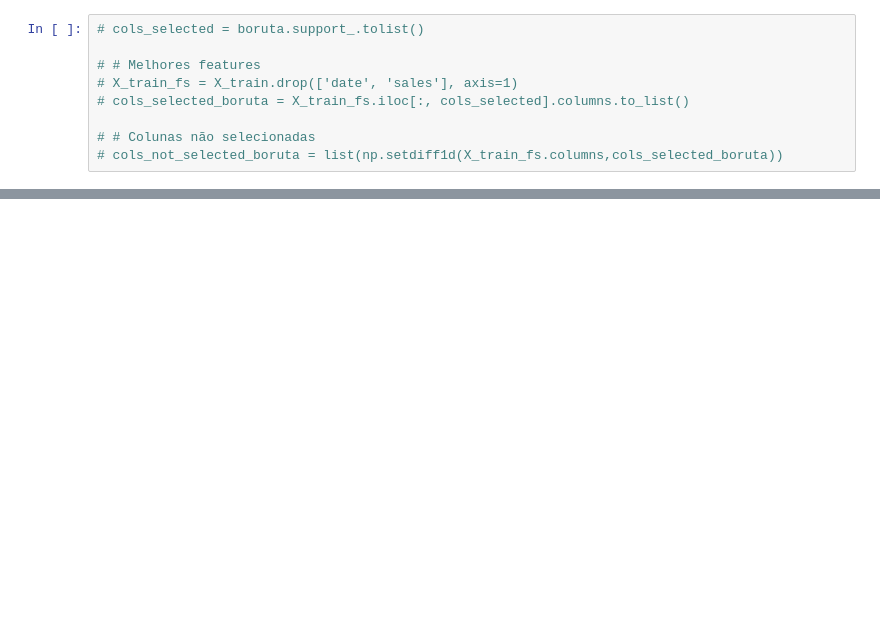
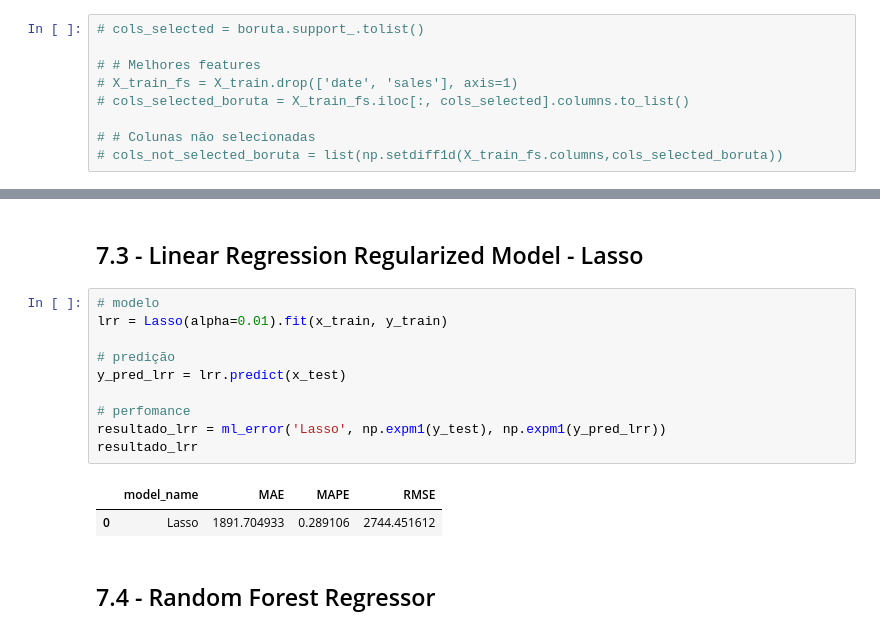
Before and after one commit to jhonatanmarques92/rossmann_sales_prediction, a Jupyter notebook: modulo_7_store_sales_prediction.ipynb, the cells around one changed output, grey strips where cells are left out. Cells and saved outputs as stored; diff of their text form; blank space fills up the shorter version.

```diff
--- a/modulo_7_store_sales_prediction.ipynb
+++ b/modulo_7_store_sales_prediction.ipynb
@@ -878,0 +965,17 @@ final_cols_selected.extend(aux)
+# %% [markdown]
+## 7.3 -  Linear Regression Regularized Model - Lasso
+# %%
+# modelo
+lrr = Lasso(alpha=0.01).fit(x_train, y_train)
+
+# predição
+y_pred_lrr = lrr.predict(x_test)
+
+# perfomance
+resultado_lrr = ml_error('Lasso', np.expm1(y_test), np.expm1(y_pred_lrr))
+resultado_lrr
+# %% [output]
+|  | model_name | MAE | MAPE | RMSE |
+| 0 | Lasso | 1891.704933 | 0.289106 | 2744.451612 |
+# %% [markdown]
+## 7.4 -  Random Forest Regressor
```
Also changed, not shown: parts of 21 cells of this notebook.
